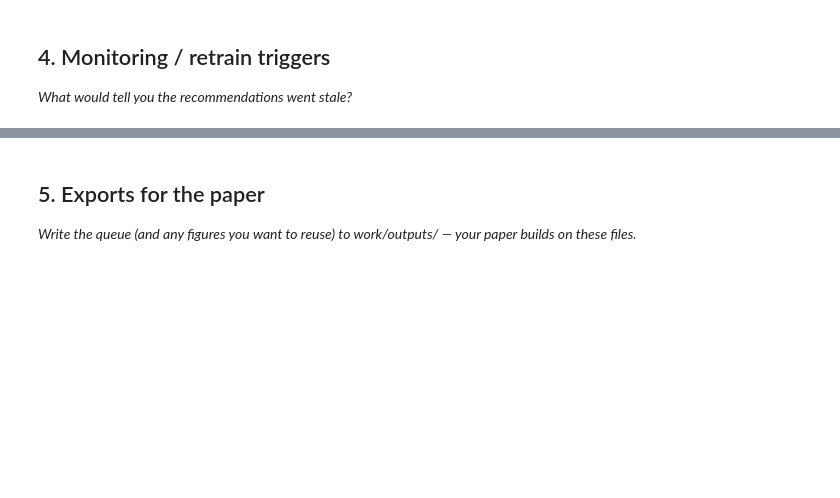
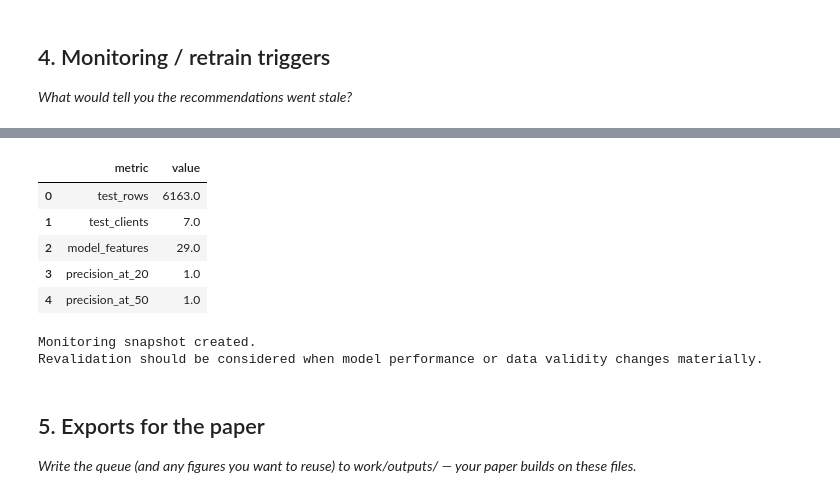
Before and after one commit to fatimaali123-ai/flyrank-internship, a Jupyter notebook: work/notebooks/w07_action_playbook.ipynb, the cells around one changed output, grey strips where cells are left out. Cells and saved outputs as stored; diff of their text form; code cells hidden in the pictures; blank space fills up the shorter version.

```diff
--- a/work/notebooks/w07_action_playbook.ipynb
+++ b/work/notebooks/w07_action_playbook.ipynb
@@ -37,3 +714,41 @@ This skeleton is yours to fill. Work the sections **in order** — each one has
+# %%
+# =========================================================
+# Section 4 — Lightweight monitoring snapshot
+# =========================================================
+
+monitoring_summary = pd.DataFrame({
+    "metric": [
+        "test_rows",
+        "test_clients",
+        "model_features",
+        "precision_at_20",
+        "precision_at_50"
+    ],
+    "value": [
+        len(test),
+        test["client_id"].nunique(),
+        len(feature_cols),
+        honest_p20,
+        honest_p50
+    ]
+})
+
+display(monitoring_summary)
+
+print("Monitoring snapshot created.")
+print(
+    "Revalidation should be considered when model performance "
+    "or data validity changes materially."
+)
+# %% [output]
+|  | metric | value |
+| 0 | test_rows | 6163.0 |
+| 1 | test_clients | 7.0 |
+| 2 | model_features | 29.0 |
+| 3 | precision_at_20 | 1.0 |
+| 4 | precision_at_50 | 1.0 |
+Monitoring snapshot created.
+Revalidation should be considered when model performance or data validity changes materially.
 # %% [markdown]
 ## 5. Exports for the paper
 
```
Also changed, not shown: parts of 29 cells of this notebook.
